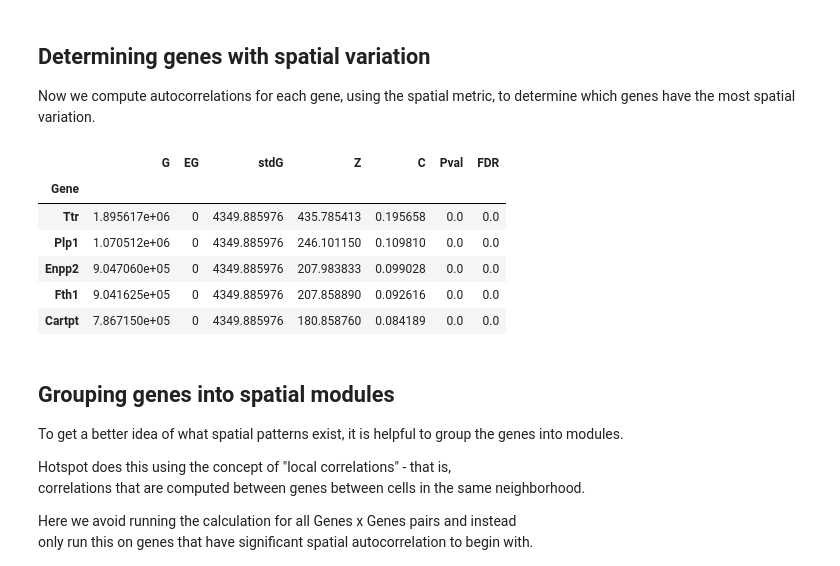
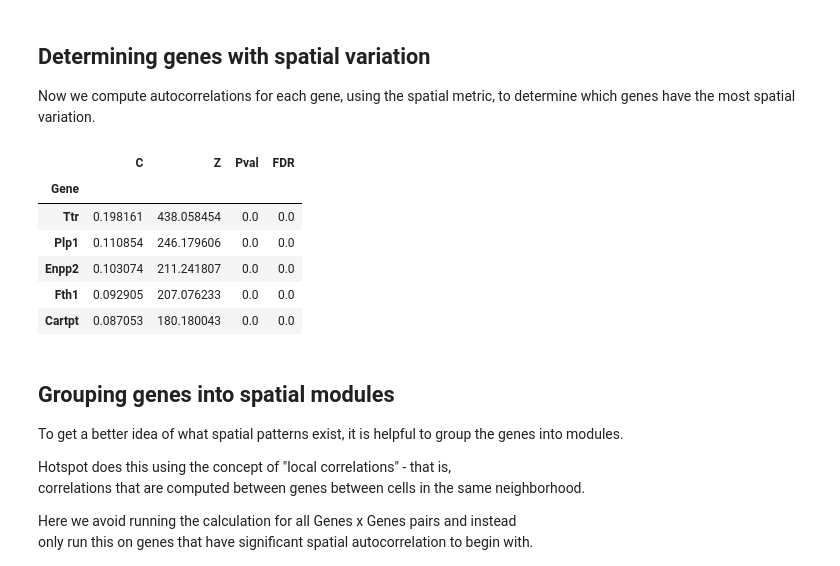
Before and after one commit to YosefLab/Hotspot, a Jupyter notebook: docs/source/Spatial_Tutorial.ipynb, the cells around one changed output. Cells and saved outputs as stored; diff of their text form; code cells hidden in the pictures.

```diff
--- a/docs/source/Spatial_Tutorial.ipynb
+++ b/docs/source/Spatial_Tutorial.ipynb
@@ -61,3 +69,13 @@ counts = counts.loc[valid_genes]
+# %%
+url = "https://github.com/YosefLab/scVI-data/blob/master/rodriques_slideseq.h5ad?raw=true"
+adata = sc.read("rodriques_slideseq.h5ad", backup_url=url)
+adata.obs["total_counts"] = np.asarray(adata.X.sum(1)).ravel()
+
+adata.layers["csc_counts"] = adata.X.tocsc()
+
+# renormalize the data for expression viz on plots
+sc.pp.normalize_total(adata)
+sc.pp.log1p(adata)
 # %% [markdown]
 ## Creating the Hotspot object
 
@@ -78,8 +96,13 @@ The two options that are specificied are `n_neighbors` which determines the size
 Here we set `weighted_graph=False` to just use binary, 0-1 weights and `n_neighbors=300` to create a local neighborhood size of the nearest 300 barcodes.  Larger neighborhood sizes can result in more robust detection of correlations and autocorrelations at a cost of missing more fine-grained, smaller-scale, spatial patterns
 # %%
 # Create the Hotspot object and the neighborhood graph
-
-hs = hotspot.Hotspot(counts, model='bernoulli', latent=pos, umi_counts=num_umi)
+hs = hotspot.Hotspot(
+    adata,
+    layer_key="csc_counts",
+    model='bernoulli',
+    latent_obsm_key="spatial",
+    umi_counts_obs_key="total_counts",
+)
 
 hs.create_knn_graph(
     weighted_graph=False, n_neighbors=300,
@@ -89,17 +112,17 @@ hs.create_knn_graph(
 
 Now we compute autocorrelations for each gene, using the spatial metric, to determine which genes have the most spatial variation.
 # %%
-hs_results = hs.compute_autocorrelations(jobs=16)
+hs_results = hs.compute_autocorrelations(jobs=4)
 
 hs_results.head()
 # %% [output]
-|  | G | EG | stdG | Z | C | Pval | FDR |
-| Gene |  |  |  |  |  |  |  |
-| Ttr | 1.895617e+06 | 0 | 4349.885976 | 435.785413 | 0.195658 | 0.0 | 0.0 |
-| Plp1 | 1.070512e+06 | 0 | 4349.885976 | 246.101150 | 0.109810 | 0.0 | 0.0 |
-| Enpp2 | 9.047060e+05 | 0 | 4349.885976 | 207.983833 | 0.099028 | 0.0 | 0.0 |
-| Fth1 | 9.041625e+05 | 0 | 4349.885976 | 207.858890 | 0.092616 | 0.0 | 0.0 |
-| Cartpt | 7.867150e+05 | 0 | 4349.885976 | 180.858760 | 0.084189 | 0.0 | 0.0 |
+|  | C | Z | Pval | FDR |
+| Gene |  |  |  |  |
+| Ttr | 0.198161 | 438.058454 | 0.0 | 0.0 |
+| Plp1 | 0.110854 | 246.179606 | 0.0 | 0.0 |
+| Enpp2 | 0.103074 | 211.241807 | 0.0 | 0.0 |
+| Fth1 | 0.092905 | 207.076233 | 0.0 | 0.0 |
+| Cartpt | 0.087053 | 180.180043 | 0.0 | 0.0 |
 # %% [markdown]
 ## Grouping genes into spatial modules
 
```
Also changed, not shown: parts of 15 cells of this notebook.
